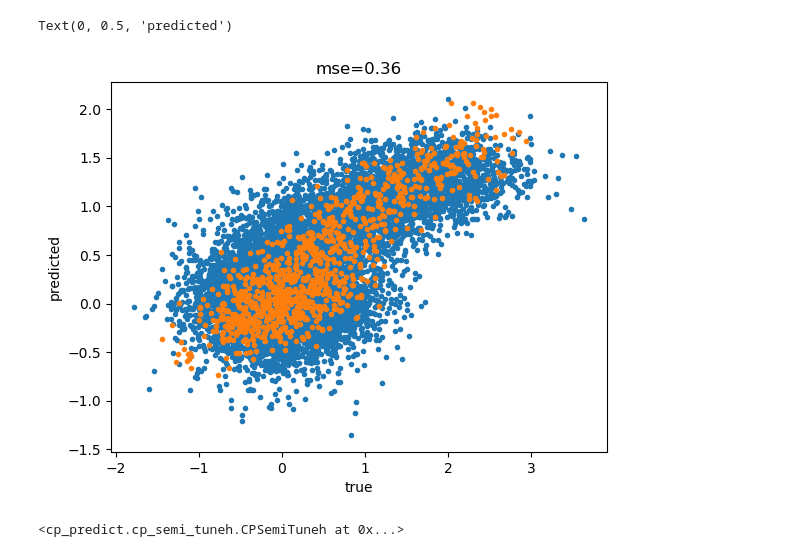
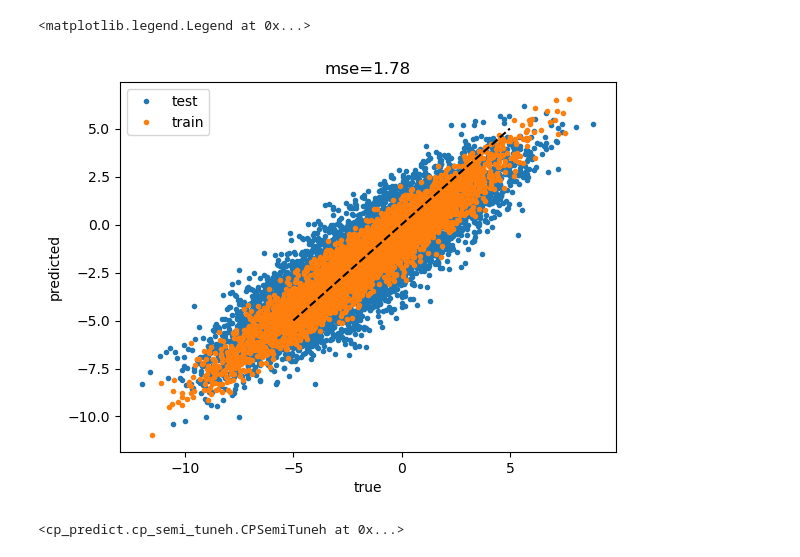
Before and after one commit to JINhuaqing/imageCP_dev, a Jupyter notebook: notebooks/simu_test_noise.ipynb, the cells around one changed output. Saved outputs shown, nothing was run; the diff lists cells and outputs as text; code cells hidden in the pictures.

```diff
--- a/notebooks/simu_test_noise.ipynb
+++ b/notebooks/simu_test_noise.ipynb
@@ -29,15 +29,15 @@ import matplotlib.pyplot as plt
 # %%
 config = edict()
 config.alpha = 0.10
-config.ntrain = 1000
-config.xysize = (10, 2)
+config.ntrain = 5000
+config.xysize = (50, 2)
 config.can_hfcts = np.logspace(-4, 4, 15)
 config.split_ratio = 0.3
 config.fmodel_type = "MLP"
 config.M = None
 config.noise_std = 0.5
 config.noise_type = "normal"
-config.model_type = "expsq"
+config.model_type = "sin"
 config.X_type = "normal"
 #config.X_type = "binary"
 
@@ -63,7 +63,7 @@ def _get_model(typ="SVR"):
     if typ == "SVR":
         model =  SVR(kernel="rbf")
     elif typ == "MLP":
-        model = MLPRegressor(hidden_layer_sizes=(1000,), max_iter=1000, alpha=1)
+        model = MLPRegressor(hidden_layer_sizes=(1000), max_iter=1000, alpha=1e0)
         #model = MLPRegressor(hidden_layer_sizes=(1000, 1000, 1000), max_iter=1000, alpha=1)
     elif typ == "LIN":
         model = LinearRegression()
@@ -75,6 +75,13 @@ def _get_model(typ="SVR"):
     return model
 # %%
 A = npr.randn(*config.xysize).T;
+# %%
+from sklearn.preprocessing import SplineTransformer
+from sklearn.pipeline import make_pipeline
+spline = SplineTransformer(degree=3, n_knots=4, include_bias=True)
+fmodel = _get_model(typ=config.fmodel_type)
+
+fmodel = make_pipeline(spline, fmodel);
 # %%
 seed = 0
 Xtrain, Ytrain, Xtest, Ytest = _gen_data(A, config.ntrain, config, seed)
@@ -84,17 +90,19 @@ fmodel.fit(Xtrain, Ytrain);
 cur_ys_train, cur_fs_train = Ytrain, fmodel.predict(Xtrain)
 cur_ys_test, cur_fs_test = Ytest, fmodel.predict(Xtest)
 # %%
+
 idx = 0
 mse = np.mean((cur_ys_test-cur_fs_test)**2)
 plt.title(f"mse={mse:.2f}")
-plt.plot(cur_ys_test[:, idx], cur_fs_test[:, idx], ".")
-plt.plot(cur_ys_train[:, idx], cur_fs_train[:, idx], ".")
+plt.plot(cur_ys_test[:, idx], cur_fs_test[:, idx], ".", label="test")
+plt.plot(cur_ys_train[:, idx], cur_fs_train[:, idx], ".", label="train")
+plt.plot([-5, 5], [-5, 5], "k--")
 plt.xlabel("true")
 plt.ylabel("predicted")
-#plt.legend()
+plt.legend()
 # %% [output]
-Text(0, 0.5, 'predicted')
+<matplotlib.legend.Legend at 0x...>
-[figure, old version]
+[figure, new version]
 # %%
 from cp_predict.cp_semi_tuneh import CPSemiTuneh
 cpcv = CPSemiTuneh(ys=cur_ys_train, fs=cur_fs_train, hfcts=10, verbose=0)
```
Also changed, not shown: parts of 3 cells of this notebook, 6 other files.
